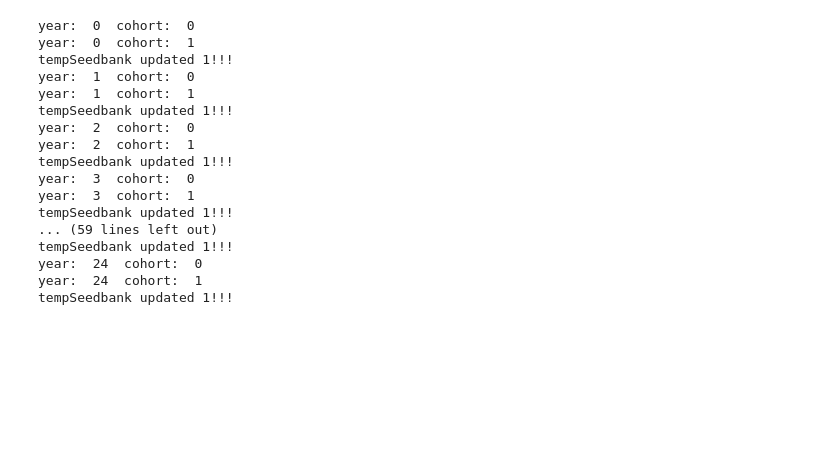
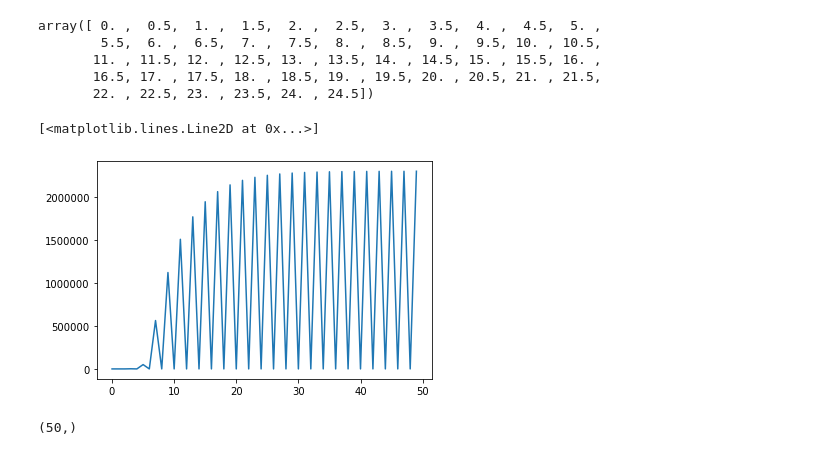
Before and after one commit to Sakib1418/Corteva, a Jupyter notebook: herbicide_model.ipynb, the cells around one changed output. Drawn from its saved outputs; the diff is of its cells as text; code cells hidden in the pictures; blank space fills up the shorter version.

```diff
--- a/herbicide_model.ipynb
+++ b/herbicide_model.ipynb
@@ -823,10 +802,10 @@ for y in range(int(Params.General.nYears)):
         Population.seedProd[y,:,c] = seedProd
         Population.predation[y,:,c] = predation
 
-        if y != nYears:
-            fWint_upper = Params.Winter.uppersurvivalFraction[y]
-            fWint_lower = Params.Winter.lowersurvivalFraction[y]
-        #     print("upper survival: ", fWint_upper)
+        if y != nYears-1:
+            fWint_upper = Params.Winter.uppersurvivalFraction[y][c]
+            fWint_lower = Params.Winter.lowersurvivalFraction[y][c]
+            print("upper survival: ", fWint_upper)
 
 
             winter_ = survival(tempSeedBank,fWint_upper)
@@ -842,21 +821,3 @@ for y in range(int(Params.General.nYears)):
         else:
             print("broken")
             pass
-# %% [output]
-year:  0  cohort:  0
-year:  0  cohort:  1
-tempSeedbank updated 1!!!
-year:  1  cohort:  0
-year:  1  cohort:  1
-tempSeedbank updated 1!!!
-year:  2  cohort:  0
-year:  2  cohort:  1
-tempSeedbank updated 1!!!
-year:  3  cohort:  0
-year:  3  cohort:  1
-tempSeedbank updated 1!!!
-... (59 lines left out)
-tempSeedbank updated 1!!!
-year:  24  cohort:  0
-year:  24  cohort:  1
-tempSeedbank updated 1!!!
@@ -867,3 +824,37 @@ tempSeedBank
+# %%
+# nYears,nGeno,nCohorts = Population.seedBank.shape
+N = nYears*nCohorts
+
+newPop = np.zeros((N,nGeno))
+
+k = 0
+for y in range(nYears):
+    for c in range(nCohorts):
+        newPop[k,:] = Population.seedBank[y,:,c]
+        k = k + 1
+# %%
+pltPop = np.sum(newPop, axis=1)
+# %%
+time = np.arange(0,N)
+# %%
+time/nCohorts
+# %% [output]
+array([ 0. ,  0.5,  1. ,  1.5,  2. ,  2.5,  3. ,  3.5,  4. ,  4.5,  5. ,
+        5.5,  6. ,  6.5,  7. ,  7.5,  8. ,  8.5,  9. ,  9.5, 10. , 10.5,
+       11. , 11.5, 12. , 12.5, 13. , 13.5, 14. , 14.5, 15. , 15.5, 16. ,
+       16.5, 17. , 17.5, 18. , 18.5, 19. , 19.5, 20. , 20.5, 21. , 21.5,
+       22. , 22.5, 23. , 23.5, 24. , 24.5])
+# %%
+import matplotlib.pyplot as plt
+
+plt.plot(time,pltPop)
+# %% [output]
+[<matplotlib.lines.Line2D at 0x...>]
+[figure, added]
+# %%
+pltPop
+# %% [output]
+(50,)
 # %%
 y = 0
 tempSeedBank = 0
```
Also changed, not shown: parts of 5 cells of this notebook.
